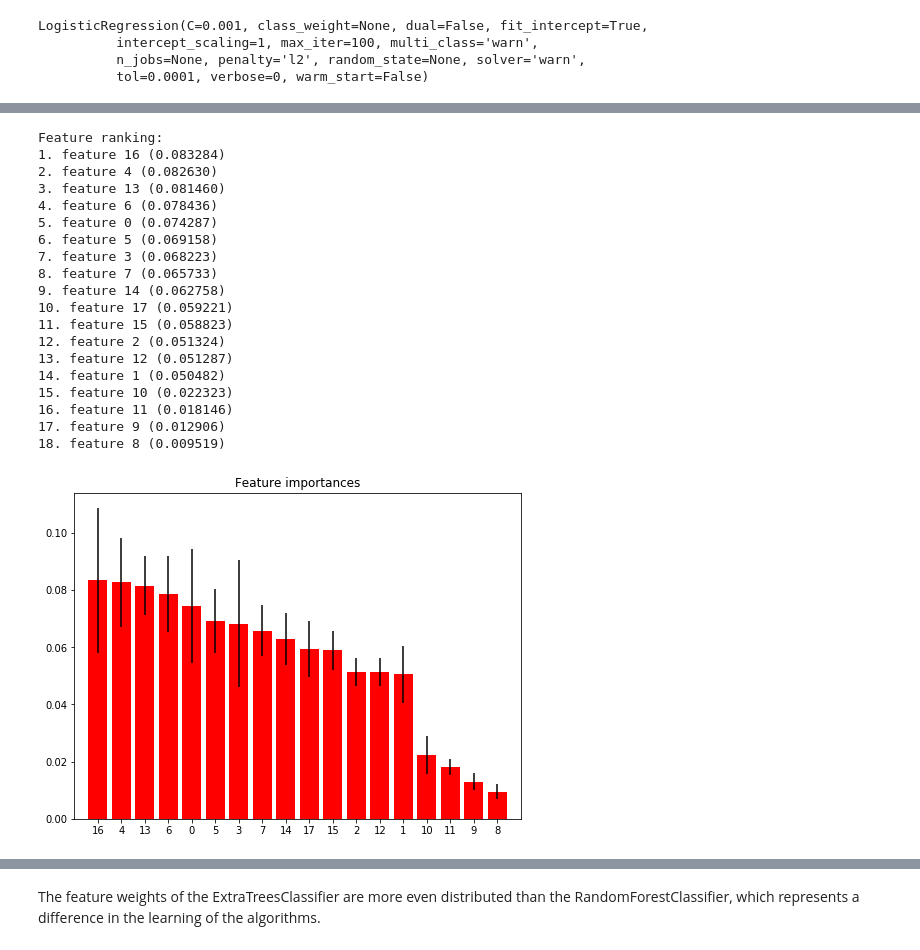
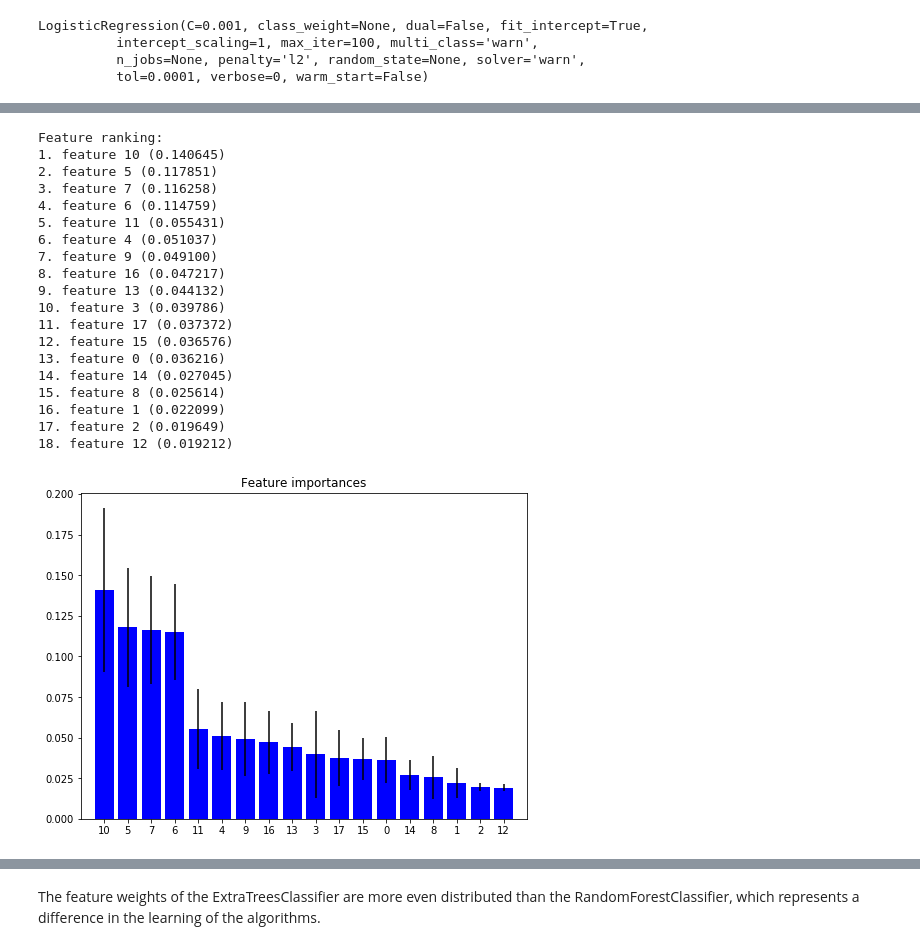
Before and after one commit to lucastravi/mortgage_backed_securities, a Jupyter notebook: mortgage_back_securities.ipynb, the cells around one changed output, grey strips where cells are left out. Drawn from its saved outputs; the diff is of its cells as text; code cells hidden in the pictures.

```diff
--- a/mortgage_back_securities.ipynb
+++ b/mortgage_back_securities.ipynb
@@ -507,4 +516,4 @@ df_probability.shape
 # %%
-df_clean = df_clean[df_clean['time'] <= 59]
+df_clean = df_clean[df_clean['time'] <= 42]
 df_clean.shape
 # %% [output]
@@ -636,43 +645,43 @@ scores_et.mean()
 # %%
 importances_et = et_cl.feature_importances_
 std_et = np.std([tree.feature_importances_ for tree in et_cl.estimators_],
              axis=0)
 indices_et = np.argsort(importances_et)[::-1]
 # Print the feature ranking
 print("Feature ranking:")
 
 for f in range(X.shape[1]):
     print("%d. feature %d (%f)" % (f + 1, indices_et[f], importances_et[indices_et[f]]))
 
 # Plot the feature importances of the forest
 plt.figure(figsize = (8, 6))
 plt.title("Feature importances")
 plt.bar(range(X.shape[1]), importances_et[indices_et],
-       color="r", yerr=std_et[indices_et], align="center")
+       color="b", yerr=std_et[indices_et], align="center")
 plt.xticks(range(X.shape[1]), indices_et)
 plt.xlim([-1, X.shape[1]])
 plt.show()
 # %% [output]
 Feature ranking:
-1. feature 16 (0.083284)
-2. feature 4 (0.082630)
-3. feature 13 (0.081460)
-4. feature 6 (0.078436)
-5. feature 0 (0.074287)
-6. feature 5 (0.069158)
-7. feature 3 (0.068223)
-8. feature 7 (0.065733)
-9. feature 14 (0.062758)
-10. feature 17 (0.059221)
-11. feature 15 (0.058823)
-12. feature 2 (0.051324)
-13. feature 12 (0.051287)
-14. feature 1 (0.050482)
-15. feature 10 (0.022323)
-16. feature 11 (0.018146)
-17. feature 9 (0.012906)
-18. feature 8 (0.009519)
+1. feature 10 (0.140645)
+2. feature 5 (0.117851)
+3. feature 7 (0.116258)
+4. feature 6 (0.114759)
+5. feature 11 (0.055431)
+6. feature 4 (0.051037)
+7. feature 9 (0.049100)
+8. feature 16 (0.047217)
+9. feature 13 (0.044132)
+10. feature 3 (0.039786)
+11. feature 17 (0.037372)
+12. feature 15 (0.036576)
+13. feature 0 (0.036216)
+14. feature 14 (0.027045)
+15. feature 8 (0.025614)
+16. feature 1 (0.022099)
+17. feature 2 (0.019649)
+18. feature 12 (0.019212)
-[figure, old version]
+[figure, new version]
 # %%
 from sklearn.ensemble import RandomForestClassifier
 rf_cl = RandomForestClassifier(n_estimators = 100, random_state = 0, verbose = 1, n_jobs = -1)
```
Also changed, not shown: parts of 50 cells of this notebook, 1 other file.
